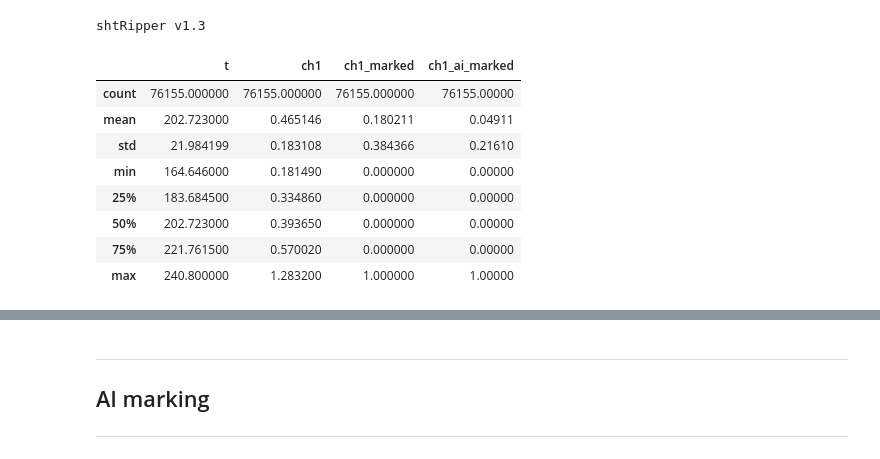
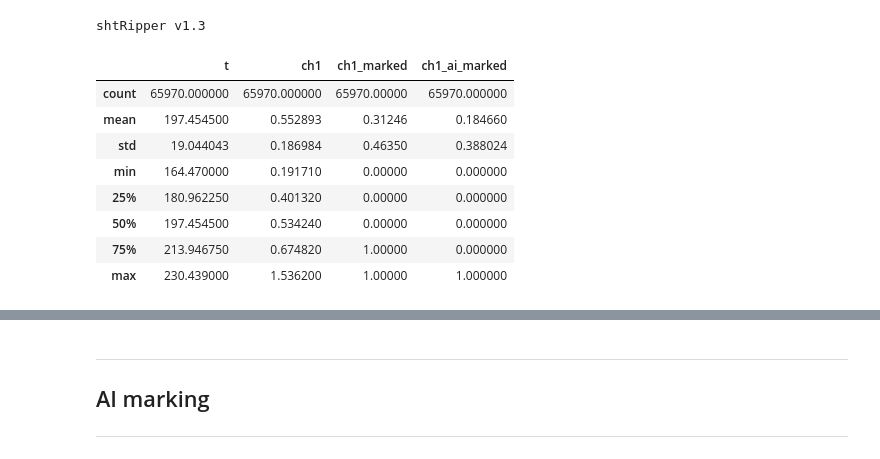
Before and after one commit to feodorrussia/D-alpha-instability-search, a Jupyter notebook: D-alpha marking.ipynb, the cells around one changed output, grey strips where cells are left out. Saved outputs shown, nothing was run; the diff lists cells and outputs as text; code cells hidden in the pictures.

```diff
--- a/D-alpha marking.ipynb
+++ b/D-alpha marking.ipynb
@@ -9,28 +9,28 @@ shtRipper v1.3
 # %%
 interval_path = "data/intervals/"
 signal_path = "data/d-alpha/"
 
-filename = "sht44194"
+filename = "sht44184"
 F_ID = filename[-5:]
 
 if os.path.isfile(f"data/intervals/df/{F_ID}_data.csv"):
     df = pd.read_csv(f"data/intervals/df/{F_ID}_data.csv", sep=",")
 else:
     df = read_dataFile(interval_path + filename + "_exportGlobus2.dat", F_ID)
     df["ch1_marked"] = pd.Series([0] * df.shape[0])
     df["ch1_ai_marked"] = pd.Series([0] * df.shape[0])
 
 df.describe()
 # %% [output]
 |  | t | ch1 | ch1_marked | ch1_ai_marked |
-| count | 76155.000000 | 76155.000000 | 76155.000000 | 76155.00000 |
-| mean | 202.723000 | 0.465146 | 0.180211 | 0.04911 |
-| std | 21.984199 | 0.183108 | 0.384366 | 0.21610 |
-| min | 164.646000 | 0.181490 | 0.000000 | 0.00000 |
-| 25% | 183.684500 | 0.334860 | 0.000000 | 0.00000 |
-| 50% | 202.723000 | 0.393650 | 0.000000 | 0.00000 |
-| 75% | 221.761500 | 0.570020 | 0.000000 | 0.00000 |
-| max | 240.800000 | 1.283200 | 1.000000 | 1.00000 |
+| count | 65970.000000 | 65970.000000 | 65970.00000 | 65970.000000 |
+| mean | 197.454500 | 0.552893 | 0.31246 | 0.184660 |
+| std | 19.044043 | 0.186984 | 0.46350 | 0.388024 |
+| min | 164.470000 | 0.191710 | 0.00000 | 0.000000 |
+| 25% | 180.962250 | 0.401320 | 0.00000 | 0.000000 |
+| 50% | 197.454500 | 0.534240 | 0.00000 | 0.000000 |
+| 75% | 213.946750 | 0.674820 | 1.00000 | 0.000000 |
+| max | 230.439000 | 1.536200 | 1.00000 | 1.000000 |
 # %%
 def normalise_series(data: np.array) -> np.array:
     max_point, min_point, median_value = data.max(), data.min(), np.median(data)
```
Also changed, not shown: parts of 9 cells of this notebook, 1 other file.
